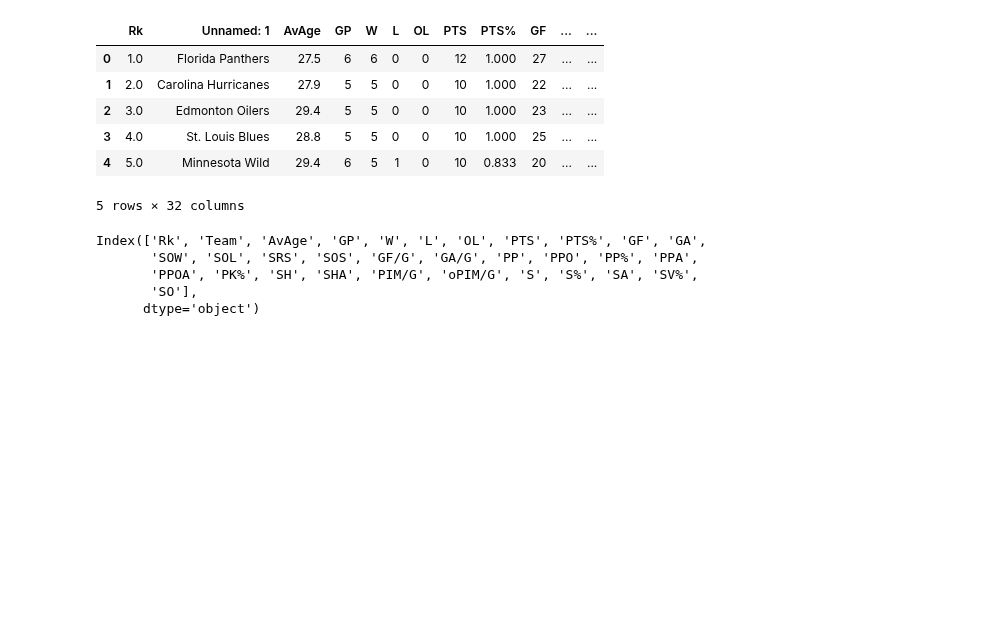
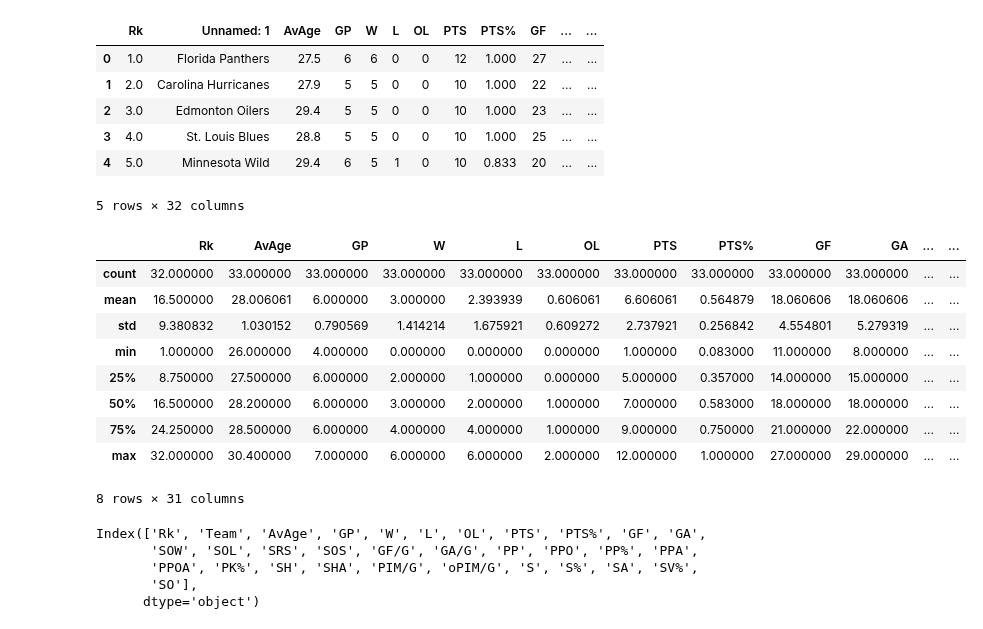
Before and after one commit to allyryry/BasicClassExamples, a Jupyter notebook: 014_Estimation_Applications.ipynb, the cells around one changed output. Cells and saved outputs as stored; diff of their text form; code cells hidden in the pictures; blank space fills up the shorter version.

```diff
--- a/014_Estimation_Applications.ipynb
+++ b/014_Estimation_Applications.ipynb
@@ -181,5 +226,18 @@ hock.head()
 5 rows × 32 columns
 # %%
 #Rename column for teams - You'll need to check and correct this or you'll get a junk default value for the column name!!
+hock = hock.rename(columns={'Unnamed: 1':"Team"})
+hock.describe()
+# %% [output]
+|  | Rk | AvAge | GP | W | L | OL | PTS | PTS% | GF | GA | ... | ... |
+| count | 32.000000 | 33.000000 | 33.000000 | 33.000000 | 33.000000 | 33.000000 | 33.000000 | 33.000000 | 33.000000 | 33.000000 | ... | ... |
+| mean | 16.500000 | 28.006061 | 6.000000 | 3.000000 | 2.393939 | 0.606061 | 6.606061 | 0.564879 | 18.060606 | 18.060606 | ... | ... |
+| std | 9.380832 | 1.030152 | 0.790569 | 1.414214 | 1.675921 | 0.609272 | 2.737921 | 0.256842 | 4.554801 | 5.279319 | ... | ... |
+| min | 1.000000 | 26.000000 | 4.000000 | 0.000000 | 0.000000 | 0.000000 | 1.000000 | 0.083000 | 11.000000 | 8.000000 | ... | ... |
+| 25% | 8.750000 | 27.500000 | 6.000000 | 2.000000 | 1.000000 | 0.000000 | 5.000000 | 0.357000 | 14.000000 | 15.000000 | ... | ... |
+| 50% | 16.500000 | 28.200000 | 6.000000 | 3.000000 | 2.000000 | 1.000000 | 7.000000 | 0.583000 | 18.000000 | 18.000000 | ... | ... |
+| 75% | 24.250000 | 28.500000 | 6.000000 | 4.000000 | 4.000000 | 1.000000 | 9.000000 | 0.750000 | 21.000000 | 22.000000 | ... | ... |
+| max | 32.000000 | 30.400000 | 7.000000 | 6.000000 | 6.000000 | 2.000000 | 12.000000 | 1.000000 | 27.000000 | 29.000000 | ... | ... |
+8 rows × 31 columns
 # %%
 #Find the GOALS PER GAME column - It will be very close to GF/G, but we need to be sure!!
```
Also changed, not shown: parts of 19 cells of this notebook, 1 other file.
